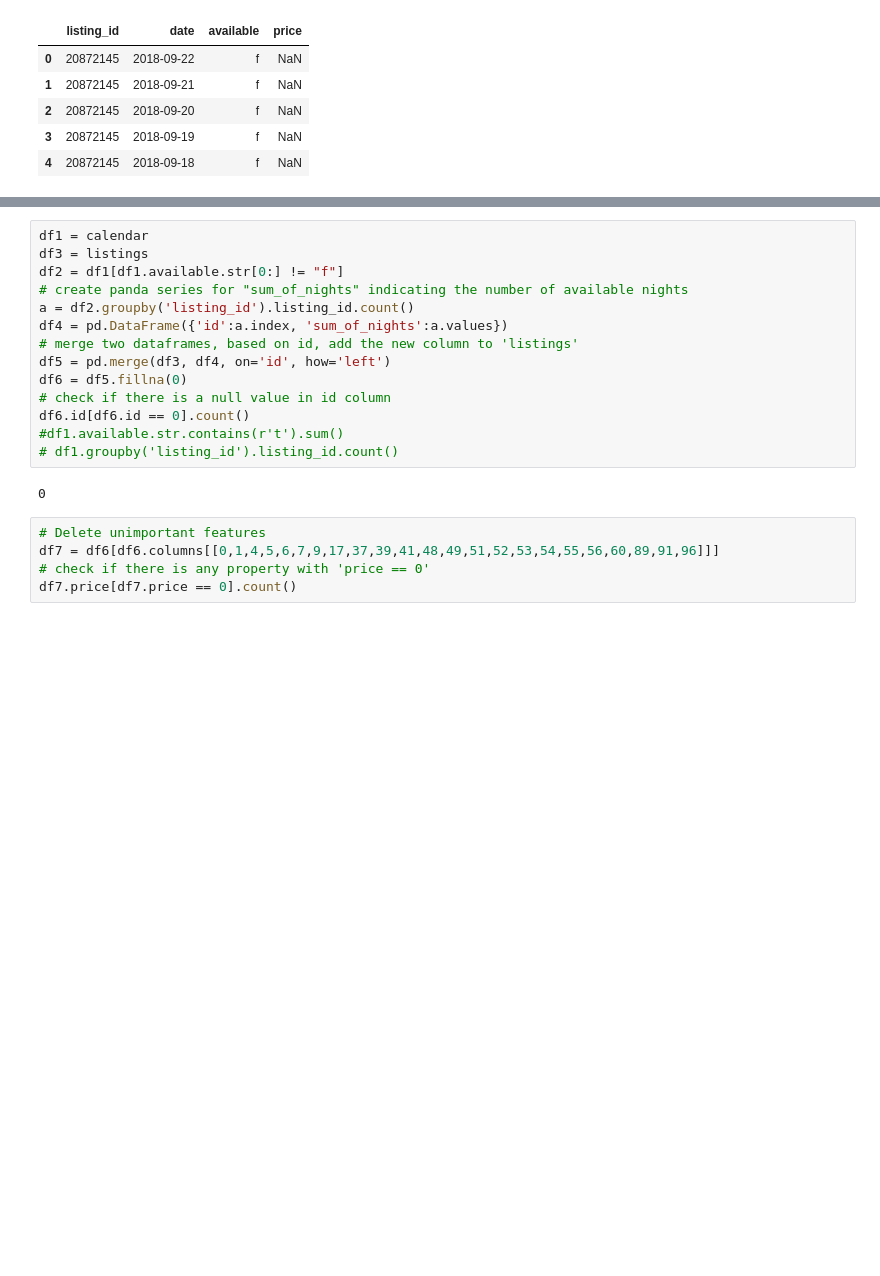
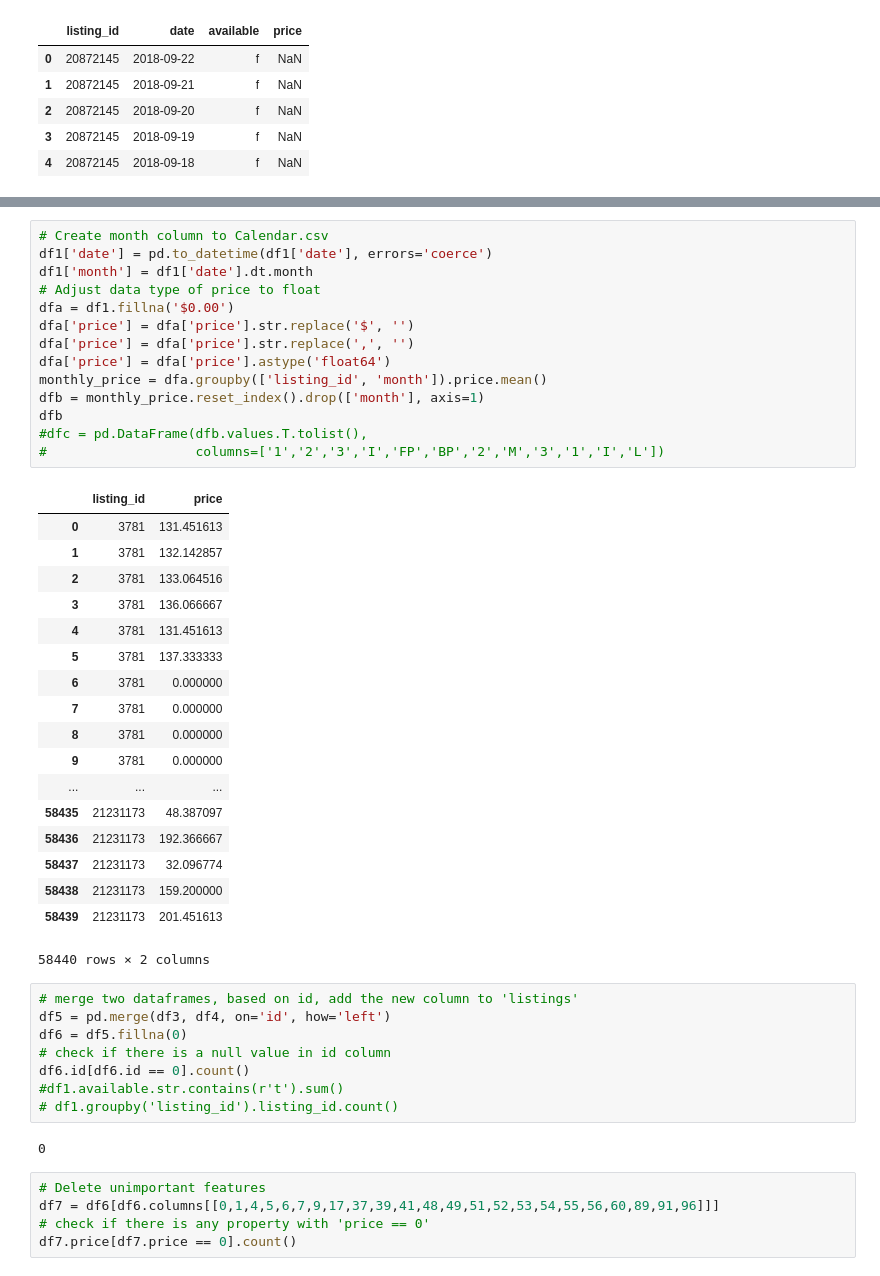
Before and after one commit to kzhang49/Hainan-Chicken, a Jupyter notebook: Airbnb.ipynb, the cells around one changed output, grey strips where cells are left out. Cells and saved outputs as stored; diff of their text form; blank space fills up the shorter version.

```diff
--- a/Airbnb.ipynb
+++ b/Airbnb.ipynb
@@ -15,10 +22,37 @@ calendar.head()
+# %%
+# Create month column to Calendar.csv
+df1['date'] = pd.to_datetime(df1['date'], errors='coerce')
+df1['month'] = df1['date'].dt.month
+# Adjust data type of price to float
+dfa = df1.fillna('$0.00')
+dfa['price'] = dfa['price'].str.replace('$', '')
+dfa['price'] = dfa['price'].str.replace(',', '')
+dfa['price'] = dfa['price'].astype('float64')
+monthly_price = dfa.groupby(['listing_id', 'month']).price.mean()
+dfb = monthly_price.reset_index().drop(['month'], axis=1)
+dfb
+#dfc = pd.DataFrame(dfb.values.T.tolist(),
+#                   columns=['1','2','3','I','FP','BP','2','M','3','1','I','L'])
+# %% [output]
+|  | listing_id | price |
+| 0 | 3781 | 131.451613 |
+| 1 | 3781 | 132.142857 |
+| 2 | 3781 | 133.064516 |
+| 3 | 3781 | 136.066667 |
+| 4 | 3781 | 131.451613 |
+| 5 | 3781 | 137.333333 |
+| 6 | 3781 | 0.000000 |
+| 7 | 3781 | 0.000000 |
+| 8 | 3781 | 0.000000 |
+| 9 | 3781 | 0.000000 |
+| ... | ... | ... |
+| 58435 | 21231173 | 48.387097 |
+| 58436 | 21231173 | 192.366667 |
+| 58437 | 21231173 | 32.096774 |
+| 58438 | 21231173 | 159.200000 |
+| 58439 | 21231173 | 201.451613 |
+58440 rows × 2 columns
 # %%
-df1 = calendar
-df3 = listings
-df2 = df1[df1.available.str[0:] != "f"]
-# create panda series for "sum_of_nights" indicating the number of available nights
-a = df2.groupby('listing_id').listing_id.count()
-df4 = pd.DataFrame({'id':a.index, 'sum_of_nights':a.values})
 # merge two dataframes, based on id, add the new column to 'listings'
 df5 = pd.merge(df3, df4, on='id', how='left')
 df6 = df5.fillna(0)
```
Also changed, not shown: parts of 1 cell of this notebook.
